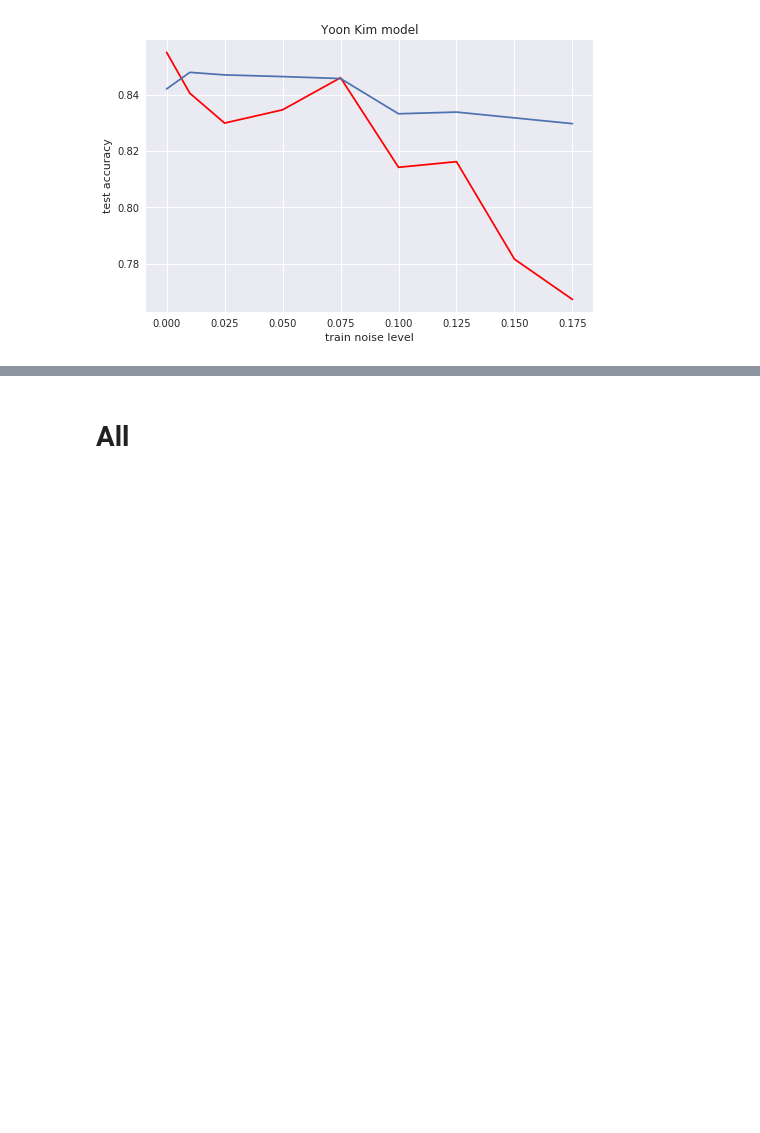
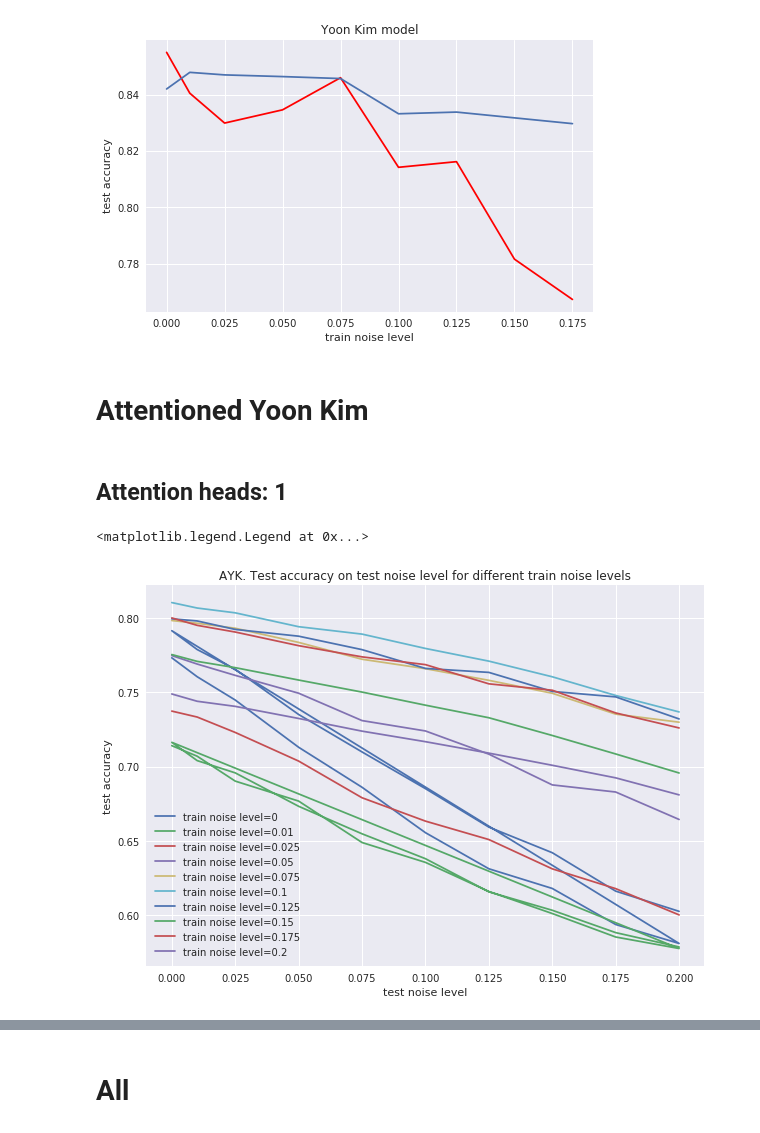
Before and after one commit to Guitaricet/text_classification, a Jupyter notebook: Analysis.ipynb, the cells around one changed output, grey strips where cells are left out. Drawn from its saved outputs; the diff is of its cells as text; code cells hidden in the pictures; blank space fills up the shorter version.

Commit message:
attentioned yoon kim results

```diff
--- a/Analysis.ipynb
+++ b/Analysis.ipynb
@@ -204,3 +204,22 @@ plt.plot(noise_lvl8, acc8)
 # %% [output]
 [<matplotlib.lines.Line2D at 0x...>]
 [figure]
+# %% [markdown]
+# Attentioned Yoon Kim
+# %% [markdown]
+## Attention heads: 1
+# %%
+results = pd.read_csv('results/Attentioned1HYoonKim.csv', index_col=0)
+results = results[['acc_train', 'acc_test', 'f1_train', 'f1_test', 'noise_level_train', 'noise_level_test']]
+# %%
+plt.figure(figsize=(10,7))
+plt.title('AYK. Test accuracy on test noise level for different train noise levels')
+plt.xlabel('test noise level')
+plt.ylabel('test accuracy')
+for noise_level_train in NOISE_LEVELS:
+    plot_data = results[results.noise_level_train == noise_level_train]
+    plt.plot(plot_data['noise_level_test'], plot_data['acc_test'], label='train noise level=%s' % noise_level_train)
+plt.legend()
+# %% [output]
+<matplotlib.legend.Legend at 0x...>
+[figure, added]
```
Also changed, not shown: parts of 10 cells of this notebook, 1 other file.
